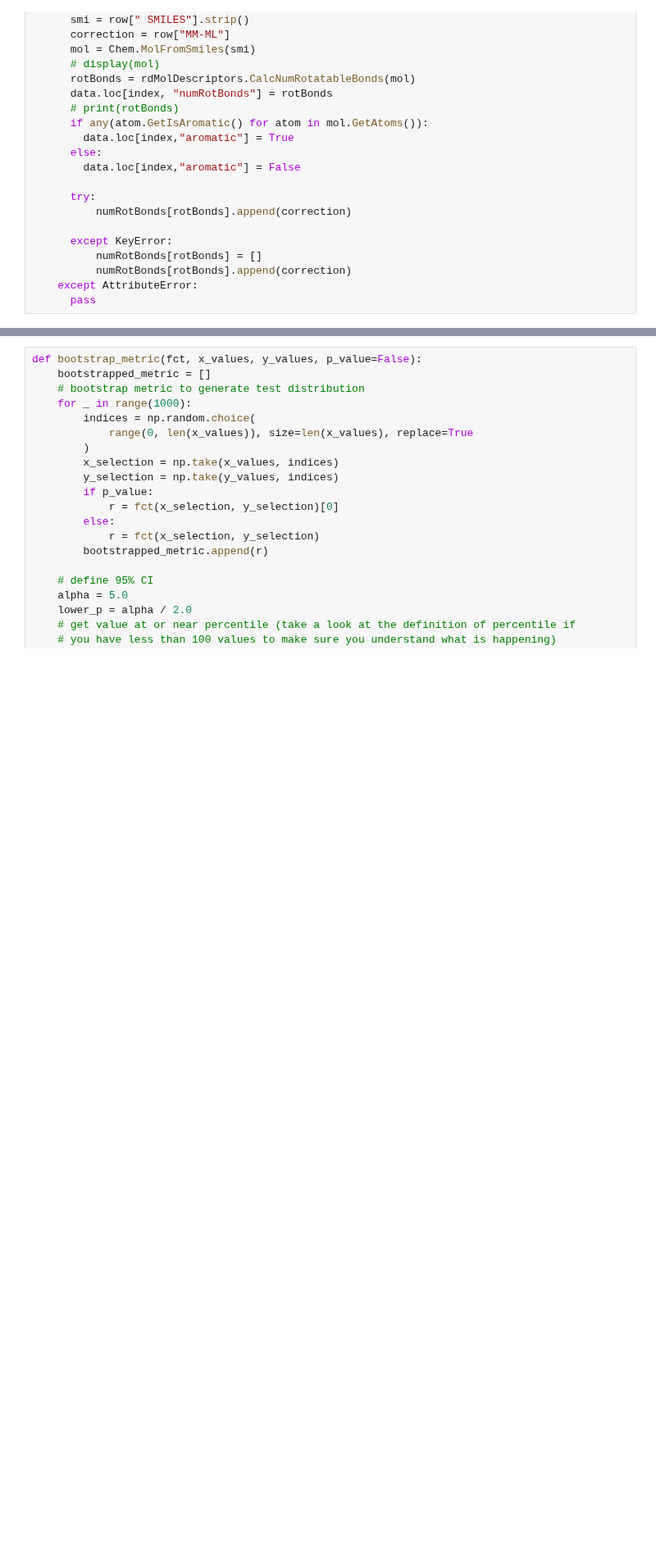
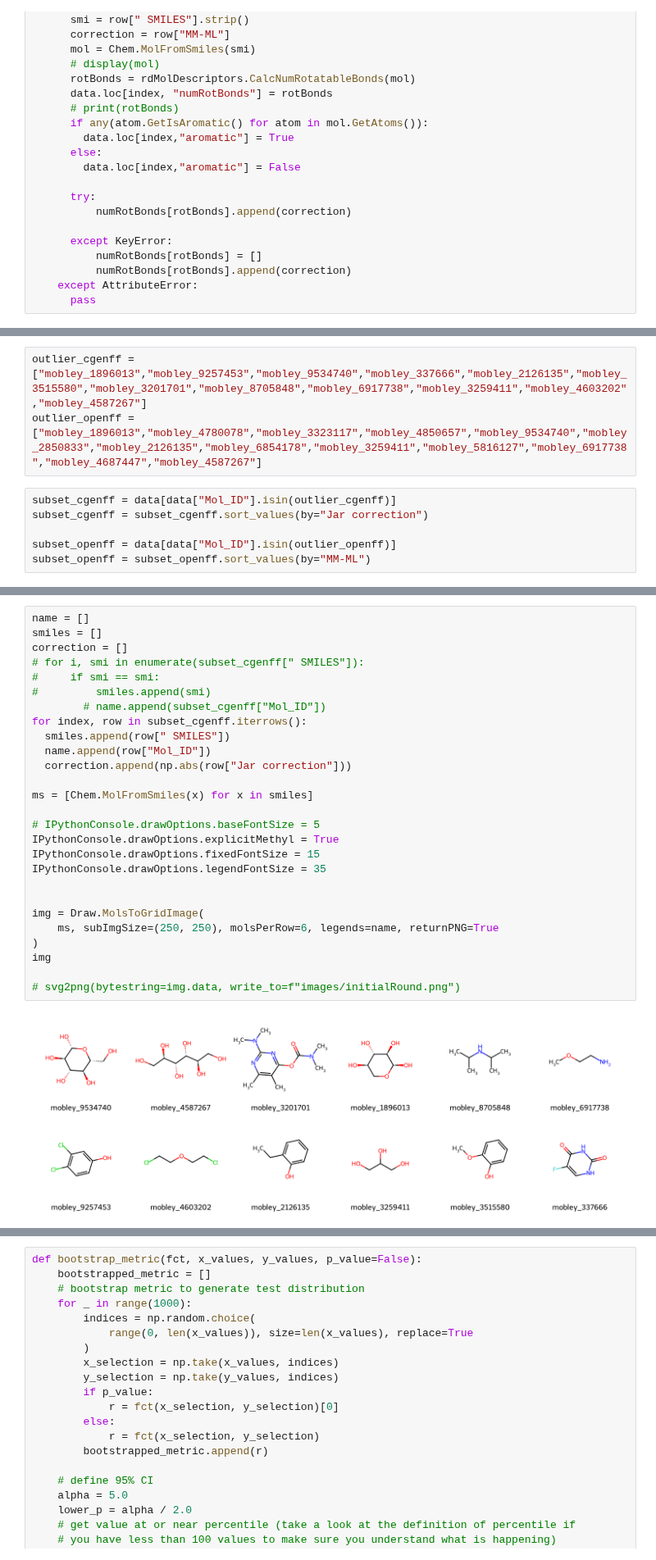
Before and after one commit to JohannesKarwou/notebooks, a Jupyter notebook: combinedDataset.ipynb, the cells around one changed output, grey strips where cells are left out. Shown at 82% size. Drawn from its saved outputs; the diff is of its cells as text; blank space fills up the shorter version.

```diff
--- a/combinedDataset.ipynb
+++ b/combinedDataset.ipynb
@@ -549,0 +696,9 @@ plt.tight_layout()
+# %%
+outlier_cgenff = ["mobley_1896013","mobley_9257453","mobley_9534740","mobley_337666","mobley_2126135","mobley_3515580","mobley_3201701","mobley_8705848","mobley_6917738","mobley_3259411","mobley_4603202","mobley_4587267"]
+outlier_openff = ["mobley_1896013","mobley_4780078","mobley_3323117","mobley_4850657","mobley_9534740","mobley_2850833","mobley_2126135","mobley_6854178","mobley_3259411","mobley_5816127","mobley_6917738","mobley_4687447","mobley_4587267"]
+# %%
+subset_cgenff = data[data["Mol_ID"].isin(outlier_cgenff)]
+subset_cgenff = subset_cgenff.sort_values(by="Jar correction")
+
+subset_openff = data[data["Mol_ID"].isin(outlier_openff)]
+subset_openff = subset_openff.sort_values(by="MM-ML")
@@ -549,0 +722,29 @@ plt.tight_layout()
+# %%
+name = []
+smiles = []
+correction = []
+# for i, smi in enumerate(subset_cgenff[" SMILES"]):
+#     if smi == smi:
+#         smiles.append(smi)
+        # name.append(subset_cgenff["Mol_ID"])
+for index, row in subset_cgenff.iterrows():
+  smiles.append(row[" SMILES"])
+  name.append(row["Mol_ID"])
+  correction.append(np.abs(row["Jar correction"]))
+
+ms = [Chem.MolFromSmiles(x) for x in smiles]
+
+# IPythonConsole.drawOptions.baseFontSize = 5
+IPythonConsole.drawOptions.explicitMethyl = True
+IPythonConsole.drawOptions.fixedFontSize = 15
+IPythonConsole.drawOptions.legendFontSize = 35
+
+
+img = Draw.MolsToGridImage(
+    ms, subImgSize=(250, 250), molsPerRow=6, legends=name, returnPNG=True
+)
+img
+
+# svg2png(bytestring=img.data, write_to=f"images/initialRound.png")
+# %% [output]
+[figure, added]
```
Also changed, not shown: parts of 25 cells of this notebook.
